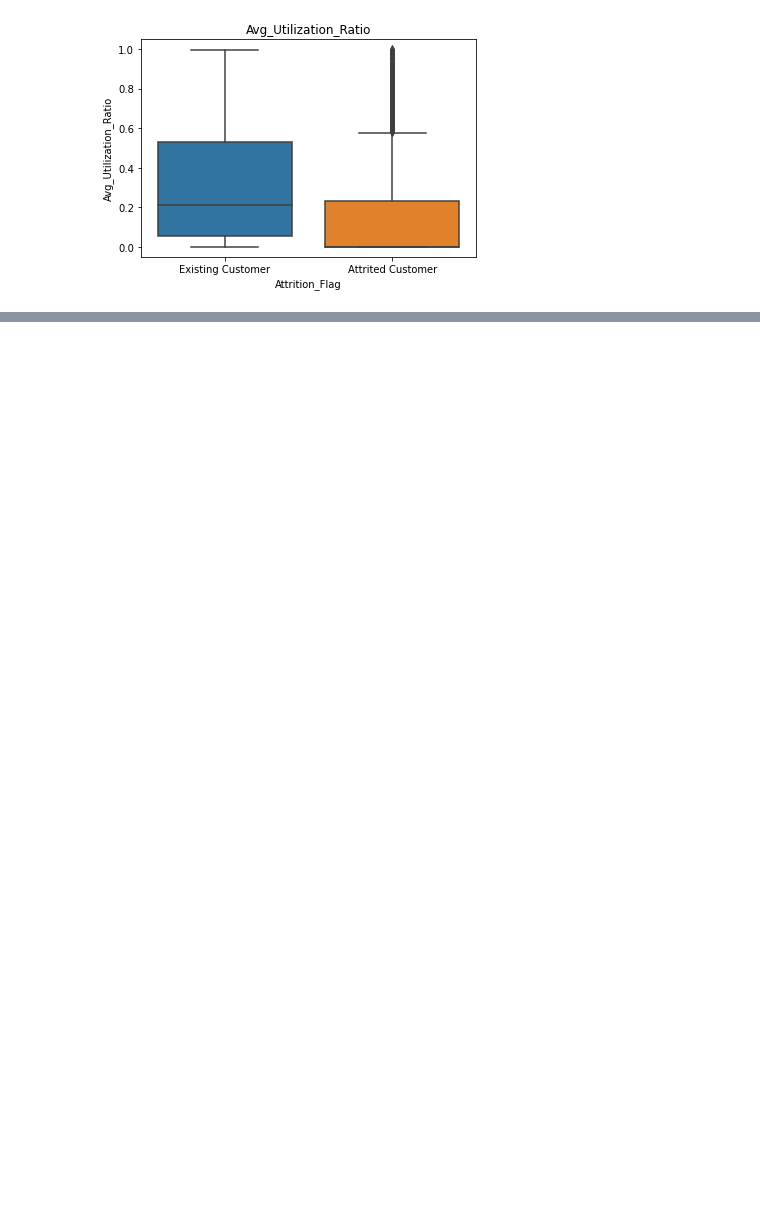
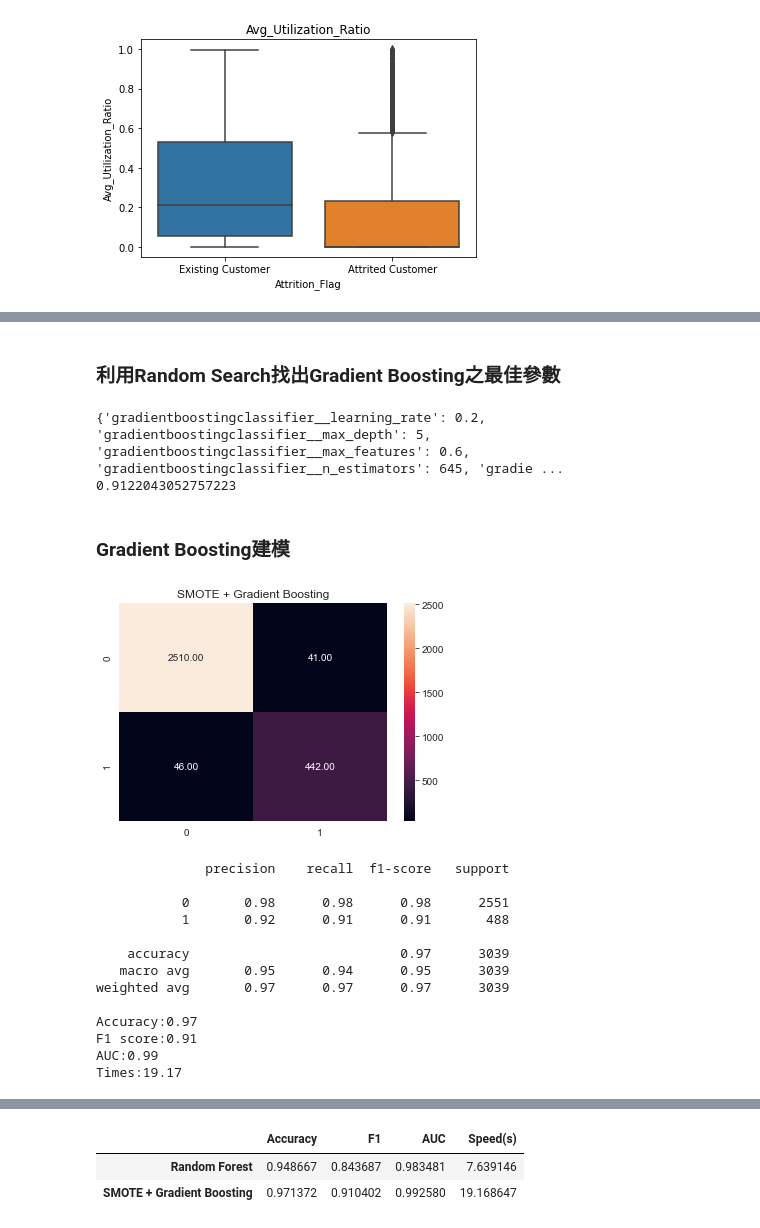
Before and after one commit to jason272727/Side-Project, a Jupyter notebook: Project2.ipynb, the cells around one changed output, grey strips where cells are left out. Drawn from its saved outputs; the diff is of its cells as text; code cells hidden in the pictures; blank space fills up the shorter version.

```diff
--- a/Project2.ipynb
+++ b/Project2.ipynb
@@ -591,0 +620,46 @@ Time: 0.5902321338653564
+# %% [markdown]
+<h3>利用Random Search找出Gradient Boosting之最佳參數</h3>
+# %%
+grad_params={
+    'gradientboostingclassifier__n_estimators':randint(100,1000),
+    'gradientboostingclassifier__max_depth':randint(3,20),
+    'gradientboostingclassifier__max_features':[0.5,0.6,0.7,0.8,0.9,1],
+    'gradientboostingclassifier__subsample':[0.5,0.6,0.7,0.8,0.9,1],
+    'gradientboostingclassifier__learning_rate':[0.01,0.03,0.05,0.07,0.09,0.1,0.2,0.3,0.4,0.5,0.6,0.7,0.8,0.9,1],
+    'gradientboostingclassifier__random_state':[101]
+}
+x_train,x_test,y_train,y_test=train_test_split(x,y,test_size=0.3,random_state=101)
+grad_smote_pipe=make_pipeline(SMOTE(random_state=101),GradientBoostingClassifier())
+grad_smote_optimal=RandomizedSearchCV(grad_smote_pipe,grad_params,n_iter=10,cv=k,scoring='f1',n_jobs=-1)
+grad_smote_optimal.fit(x_train,y_train)
+print(grad_smote_optimal.best_params_)
+print(grad_smote_optimal.best_score_)
+# %% [output]
+{'gradientboostingclassifier__learning_rate': 0.2, 'gradientboostingclassifier__max_depth': 5, 'gradientboostingclassifier__max_features': 0.6, 'gradientboostingclassifier__n_estimators': 645, 'gradie ...
+0.9122043052757223
+# %% [markdown]
+<h3>Gradient Boosting建模</h3>
+# %%
+x_train,x_test,y_train,y_test=train_test_split(x,y,test_size=0.3,random_state=101)
+x_res,y_res=SMOTE(random_state=101).fit_resample(x_train,y_train)
+model=GradientBoostingClassifier(n_estimators=645,max_depth=5,max_features=0.8,subsample=0.8,learning_rate=0.08,random_state=101)
+title='SMOTE + Gradient Boosting'
+form=modeling(x_res,y_res,model,title)
+learning_curve_score(x_res,y_res,model,title)
+learning_curve_loss(x_res,y_res,model,title)
+form
+# %% [output]
+[figure, added]
+              precision    recall  f1-score   support
+
+           0       0.98      0.98      0.98      2551
+           1       0.92      0.91      0.91       488
+
+    accuracy                           0.97      3039
+   macro avg       0.95      0.94      0.95      3039
+weighted avg       0.97      0.97      0.97      3039
+
+Accuracy:0.97
+F1 score:0.91
+AUC:0.99
+Times:19.17
@@ -591,0 +668,3 @@ Time: 0.5902321338653564
+|  | Accuracy | F1 | AUC | Speed(s) |
+| Random Forest | 0.948667 | 0.843687 | 0.983481 | 7.639146 |
+| SMOTE + Gradient Boosting | 0.971372 | 0.910402 | 0.992580 | 19.168647 |
```
Also changed, not shown: parts of 58 cells of this notebook.
